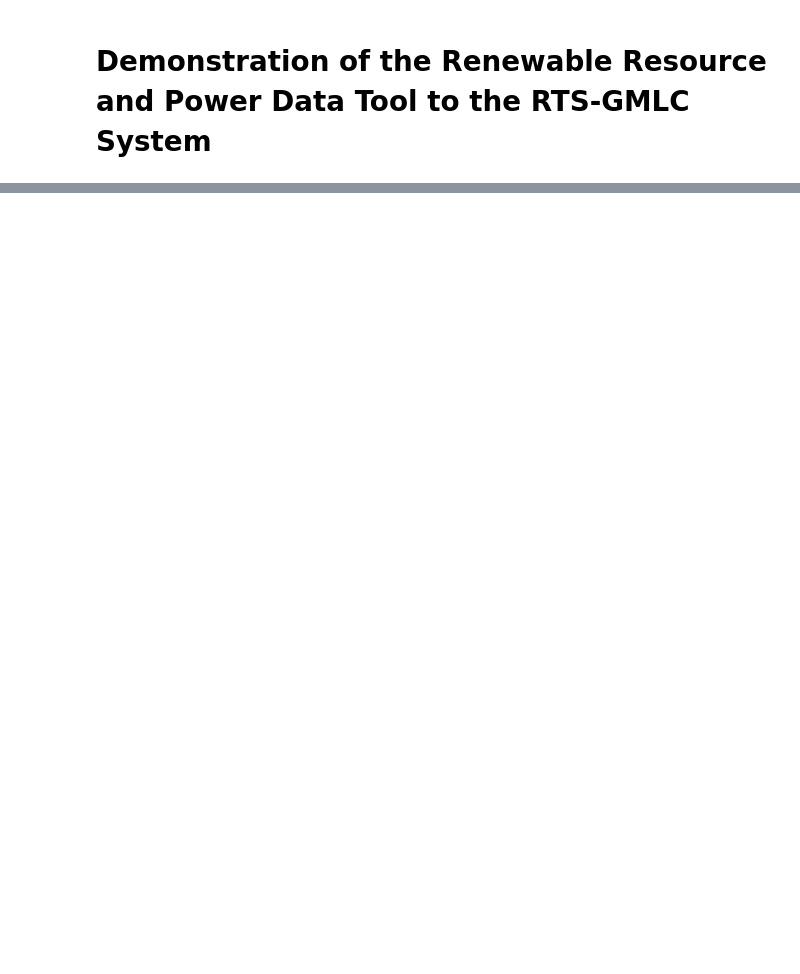
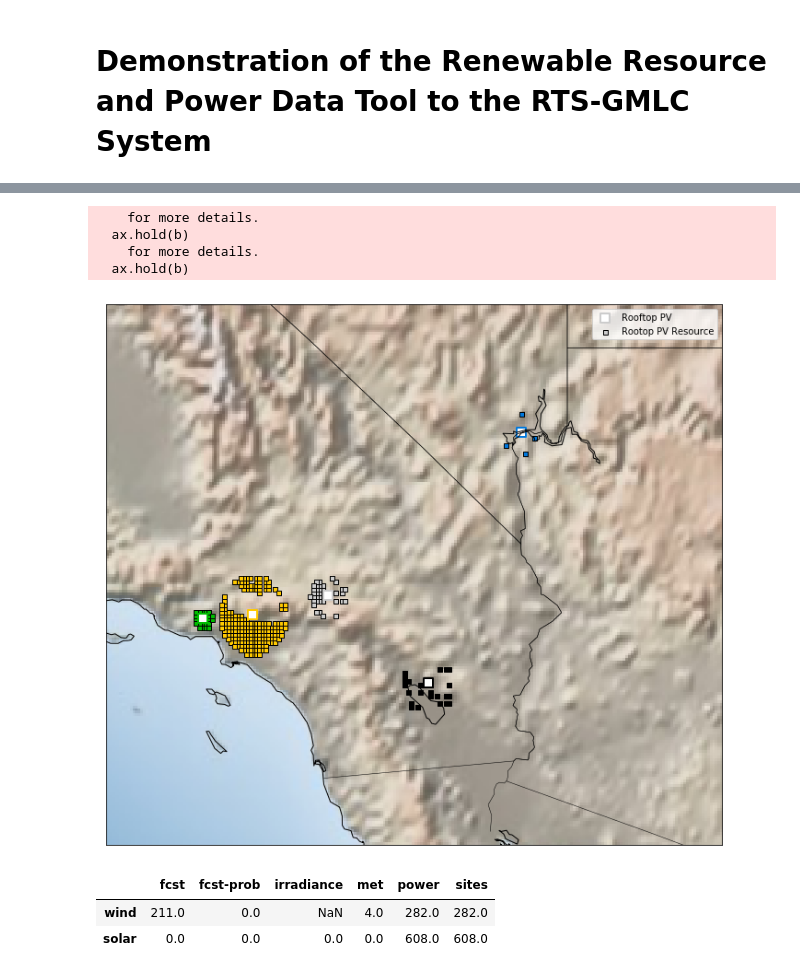
Before and after one commit to Smart-DS/demos, a Jupyter notebook: demo_R2PD_applied_to_rts_gmlc.ipynb, the cells around one changed output, grey strips where cells are left out. Cells and saved outputs as stored; diff of their text form; code cells hidden in the pictures; blank space fills up the shorter version.

```diff
--- a/demo_R2PD_applied_to_rts_gmlc.ipynb
+++ b/demo_R2PD_applied_to_rts_gmlc.ipynb
@@ -215,0 +331,52 @@ plt.close()
+# %%
+total_nodes = len(RTPV_nodes)
+
+buffersize = 1
+color=iter(plt.cm.nipy_spectral(np.linspace(0,1, total_nodes)))
+plt.figure(figsize=(12,12))
+m = Basemap(
+        projection='merc',
+        llcrnrlon=min(nodes['longitude']-buffersize),
+        llcrnrlat=min(nodes['latitude']-buffersize),
+        urcrnrlon=max(nodes['longitude']+buffersize),
+        urcrnrlat=max(nodes['latitude']+buffersize),
+        lat_ts=0,
+        resolution='i',
+        suppress_ticks=True)
+
+
+m.drawcountries()
+m.drawstates()
+m.drawcoastlines()
+m.shadedrelief()
+
+for node in RTPV_nodes.nodes:
+    c = next(color)
+    resource_loc = node._resource.locations
+    re_long, re_lat = m(resource_loc[:, 1], resource_loc[:, 0])
+    RTPV_re = m.scatter(re_long, re_lat, 25, marker='s', facecolors=c, edgecolors='k', linewidth=1)
+
+    node_long, node_lat = m(node.longitude, node.latitude)
+    RTPV = m.scatter(node_long, node_lat, 100, marker='s', facecolors='w', edgecolors=c, linewidth=2)
+
+plt.legend([RTPV, RTPV_re],
+           ['Rooftop PV', 'Rootop PV Resource'])
+plt.show()
+plt.close()
+# %% [output]
+    for more details.
+  ax.hold(b)
+    for more details.
+  ax.hold(b)
+[figure, added]
+# %%
+NodeClass = R2PD.powerdata.WindGeneratorNode
+node_list = [NodeClass(*tuple(node_info)) for _, node_info in wind_nodes_df.iterrows()]
+wind_nodes = R2PD.NodeCollection.factory(node_list)
+
+wind_nodes, _ = R2PD.queue.get_resource_data(wind_nodes, repo, forecasts=True)
+repo._local_cache.cache_summary
+# %% [output]
+|  | fcst | fcst-prob | irradiance | met | power | sites |
+| wind | 211.0 | 0.0 | NaN | 4.0 | 282.0 | 282.0 |
+| solar | 0.0 | 0.0 | 0.0 | 0.0 | 608.0 | 608.0 |
```
Also changed, not shown: parts of 57 cells of this notebook, 1 other file.
